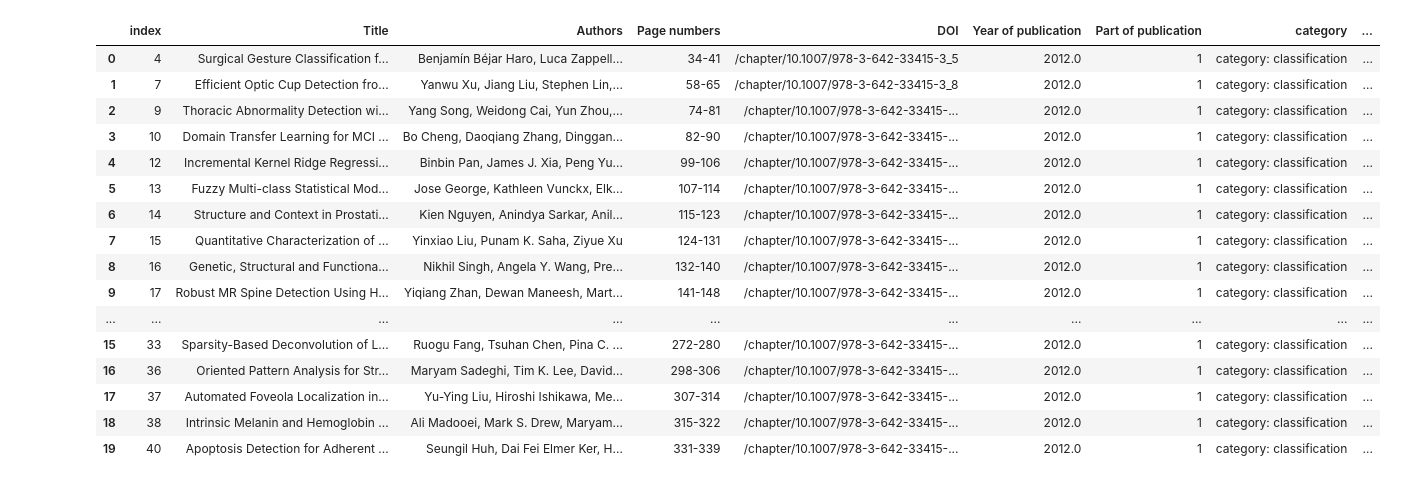
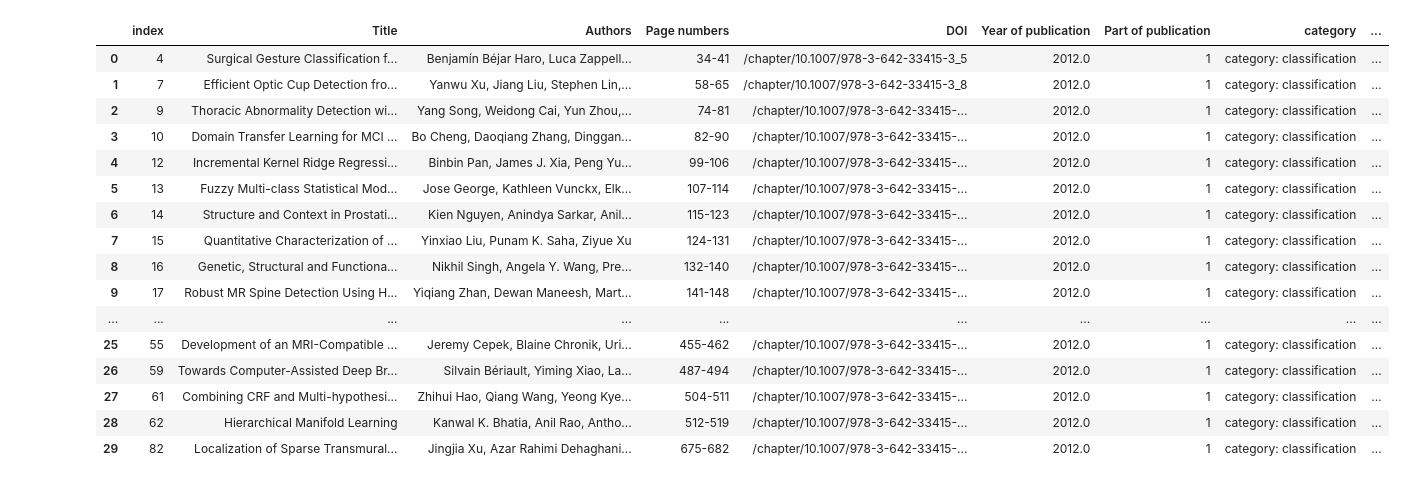
Before and after one commit to christinekaarde/MICCAI-review-thesis, a Jupyter notebook: database creation/references mining.ipynb, the cells around one changed output. Cells and saved outputs as stored; diff of their text form; code cells hidden in the pictures.

```diff
--- a/database creation/references mining.ipynb
+++ b/database creation/references mining.ipynb
@@ -99,20 +117,20 @@ df_2021class[df_2021class['Part of publication']==5]
 # %%
-df_2012class.head(20)
+df_2012class.head(30)
 # %% [output]
 |  | index | Title | Authors | Page numbers | DOI | Year of publication | Part of publication | category | ... |
 | 0 | 4 | Surgical Gesture Classification f... | Benjamín Béjar Haro, Luca Zappell... | 34-41 | /chapter/10.1007/978-3-642-33415-3_5 | 2012.0 | 1 | category: classification | ... |
 | 1 | 7 | Efficient Optic Cup Detection fro... | Yanwu Xu, Jiang Liu, Stephen Lin,... | 58-65 | /chapter/10.1007/978-3-642-33415-3_8 | 2012.0 | 1 | category: classification | ... |
 | 2 | 9 | Thoracic Abnormality Detection wi... | Yang Song, Weidong Cai, Yun Zhou,... | 74-81 | /chapter/10.1007/978-3-642-33415-... | 2012.0 | 1 | category: classification | ... |
 | 3 | 10 | Domain Transfer Learning for MCI ... | Bo Cheng, Daoqiang Zhang, Dinggan... | 82-90 | /chapter/10.1007/978-3-642-33415-... | 2012.0 | 1 | category: classification | ... |
 | 4 | 12 | Incremental Kernel Ridge Regressi... | Binbin Pan, James J. Xia, Peng Yu... | 99-106 | /chapter/10.1007/978-3-642-33415-... | 2012.0 | 1 | category: classification | ... |
 | 5 | 13 | Fuzzy Multi-class Statistical Mod... | Jose George, Kathleen Vunckx, Elk... | 107-114 | /chapter/10.1007/978-3-642-33415-... | 2012.0 | 1 | category: classification | ... |
 | 6 | 14 | Structure and Context in Prostati... | Kien Nguyen, Anindya Sarkar, Anil... | 115-123 | /chapter/10.1007/978-3-642-33415-... | 2012.0 | 1 | category: classification | ... |
 | 7 | 15 | Quantitative Characterization of ... | Yinxiao Liu, Punam K. Saha, Ziyue Xu | 124-131 | /chapter/10.1007/978-3-642-33415-... | 2012.0 | 1 | category: classification | ... |
 | 8 | 16 | Genetic, Structural and Functiona... | Nikhil Singh, Angela Y. Wang, Pre... | 132-140 | /chapter/10.1007/978-3-642-33415-... | 2012.0 | 1 | category: classification | ... |
 | 9 | 17 | Robust MR Spine Detection Using H... | Yiqiang Zhan, Dewan Maneesh, Mart... | 141-148 | /chapter/10.1007/978-3-642-33415-... | 2012.0 | 1 | category: classification | ... |
 | ... | ... | ... | ... | ... | ... | ... | ... | ... | ... |
-| 15 | 33 | Sparsity-Based Deconvolution of L... | Ruogu Fang, Tsuhan Chen, Pina C. ... | 272-280 | /chapter/10.1007/978-3-642-33415-... | 2012.0 | 1 | category: classification | ... |
-| 16 | 36 | Oriented Pattern Analysis for Str... | Maryam Sadeghi, Tim K. Lee, David... | 298-306 | /chapter/10.1007/978-3-642-33415-... | 2012.0 | 1 | category: classification | ... |
-| 17 | 37 | Automated Foveola Localization in... | Yu-Ying Liu, Hiroshi Ishikawa, Me... | 307-314 | /chapter/10.1007/978-3-642-33415-... | 2012.0 | 1 | category: classification | ... |
-| 18 | 38 | Intrinsic Melanin and Hemoglobin ... | Ali Madooei, Mark S. Drew, Maryam... | 315-322 | /chapter/10.1007/978-3-642-33415-... | 2012.0 | 1 | category: classification | ... |
-| 19 | 40 | Apoptosis Detection for Adherent ... | Seungil Huh, Dai Fei Elmer Ker, H... | 331-339 | /chapter/10.1007/978-3-642-33415-... | 2012.0 | 1 | category: classification | ... |
+| 25 | 55 | Development of an MRI-Compatible ... | Jeremy Cepek, Blaine Chronik, Uri... | 455-462 | /chapter/10.1007/978-3-642-33415-... | 2012.0 | 1 | category: classification | ... |
+| 26 | 59 | Towards Computer-Assisted Deep Br... | Silvain Bériault, Yiming Xiao, La... | 487-494 | /chapter/10.1007/978-3-642-33415-... | 2012.0 | 1 | category: classification | ... |
+| 27 | 61 | Combining CRF and Multi-hypothesi... | Zhihui Hao, Qiang Wang, Yeong Kye... | 504-511 | /chapter/10.1007/978-3-642-33415-... | 2012.0 | 1 | category: classification | ... |
+| 28 | 62 | Hierarchical Manifold Learning | Kanwal K. Bhatia, Anil Rao, Antho... | 512-519 | /chapter/10.1007/978-3-642-33415-... | 2012.0 | 1 | category: classification | ... |
+| 29 | 82 | Localization of Sparse Transmural... | Jingjia Xu, Azar Rahimi Dehaghani... | 675-682 | /chapter/10.1007/978-3-642-33415-... | 2012.0 | 1 | category: classification | ... |
```
Also changed, not shown: parts of 1 cell of this notebook, 6 other files.
